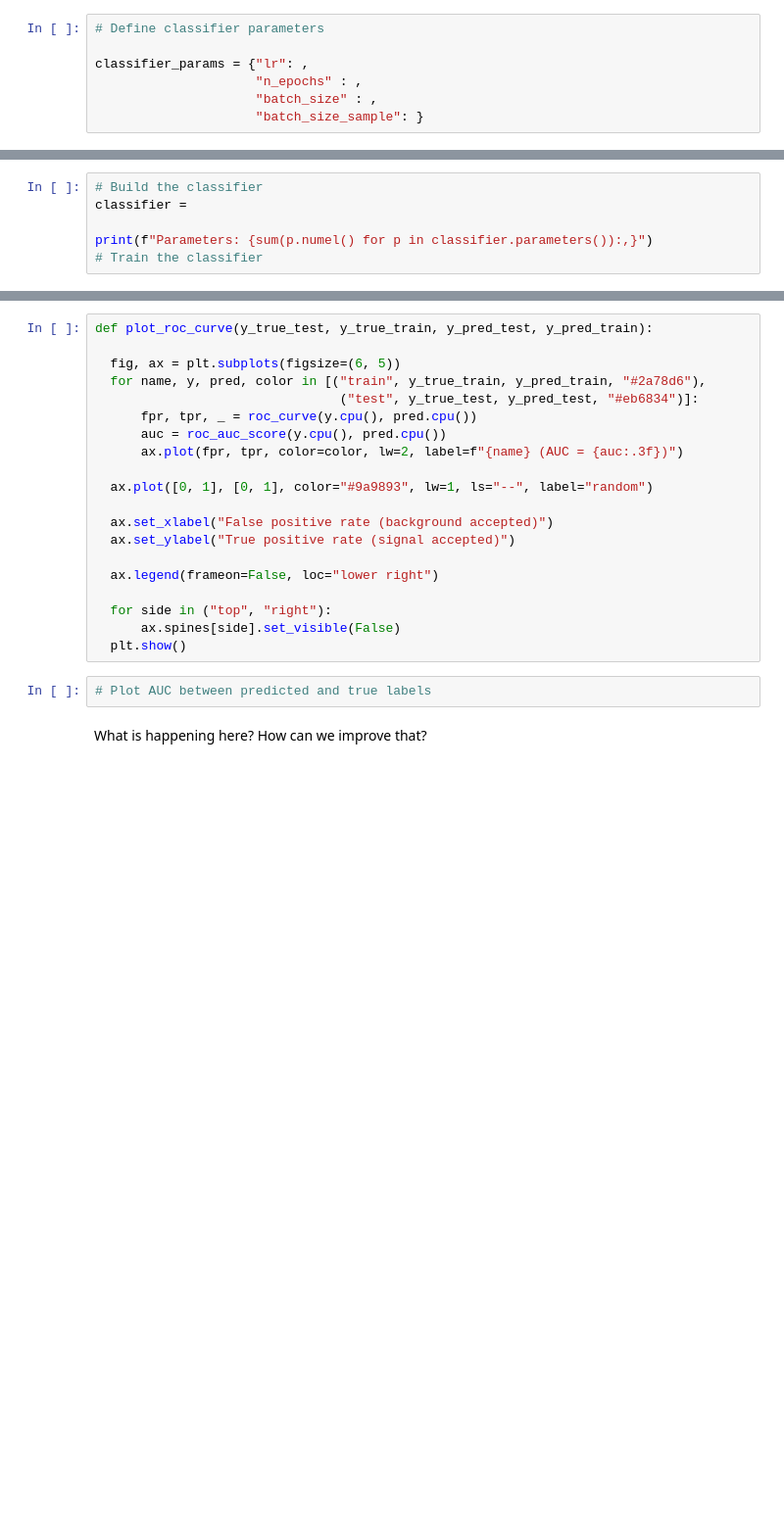
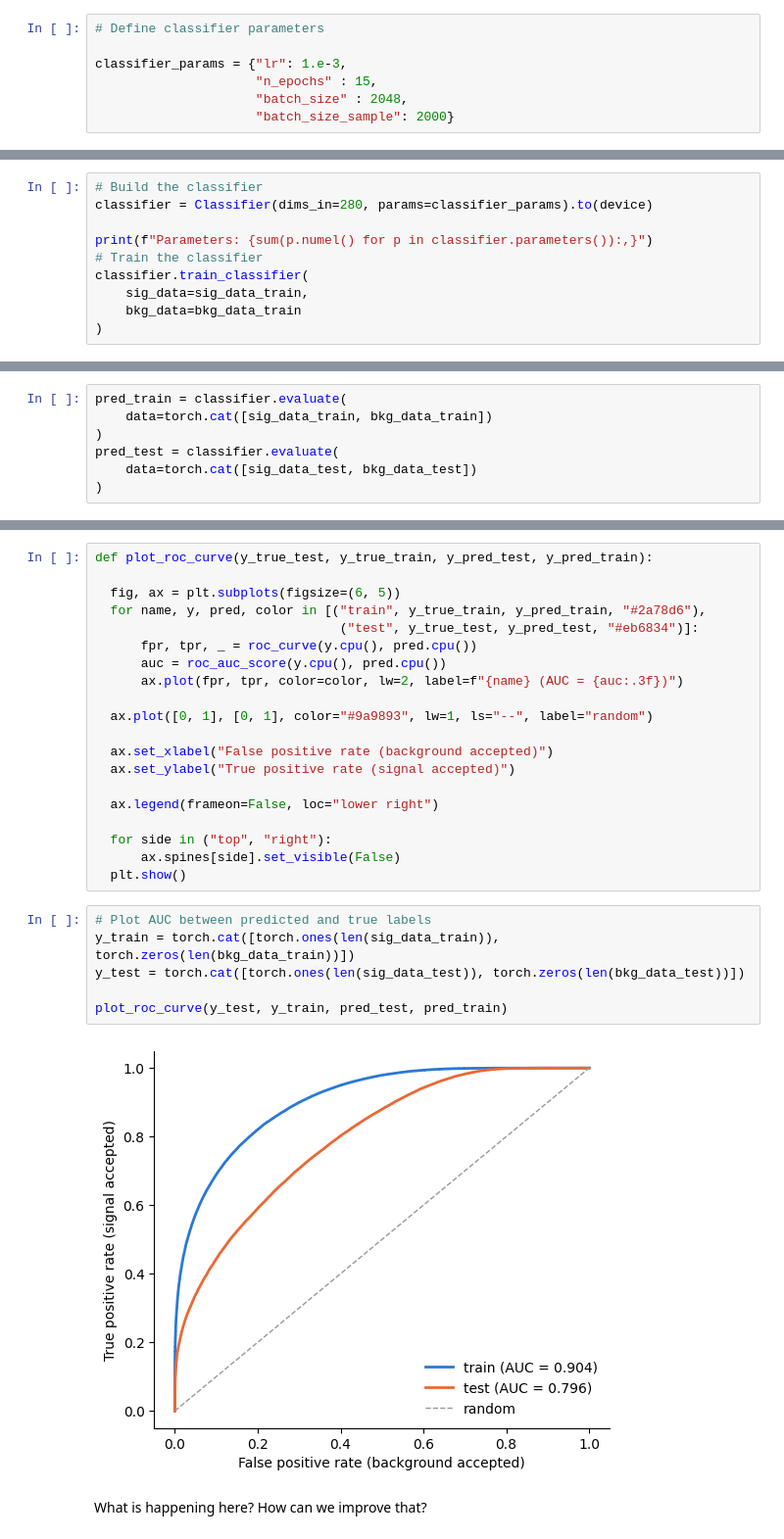
Before and after one commit to SofiaSchweitzer/ml4amplitudes, a Jupyter notebook: classifier_tutorial.ipynb, the cells around one changed output, grey strips where cells are left out. Shown at 98% size. Cells and saved outputs as stored; diff of their text form; blank space fills up the shorter version.

```diff
--- a/classifier_tutorial.ipynb
+++ b/classifier_tutorial.ipynb
@@ -376,15 +508,19 @@ class Classifier(nn.Module):
 # %%
 # Define classifier parameters
 
-classifier_params = {"lr": ,
-                     "n_epochs" : ,
-                     "batch_size" : ,
-                     "batch_size_sample": }
+classifier_params = {"lr": 1.e-3,
+                     "n_epochs" : 15,
+                     "batch_size" : 2048,
+                     "batch_size_sample": 2000}
 # %% [markdown]
 1. Train a classifier between signal and background
 # %%
 # Build the classifier
-classifier =
+classifier = Classifier(dims_in=280, params=classifier_params).to(device)
 
 print(f"Parameters: {sum(p.numel() for p in classifier.parameters()):,}")
 # Train the classifier
+classifier.train_classifier(
+    sig_data=sig_data_train,
+    bkg_data=bkg_data_train
+)
@@ -396,3 +538,10 @@ pred_test =
+# %%
+pred_train = classifier.evaluate(
+    data=torch.cat([sig_data_train, bkg_data_train])
+)
+pred_test = classifier.evaluate(
+    data=torch.cat([sig_data_test, bkg_data_test])
+)
 # %% [markdown]
 3. Compare to true labels
 
@@ -418,8 +567,14 @@ def plot_roc_curve(y_true_test, y_true_train, y_pred_test, y_pred_train):
   for side in ("top", "right"):
       ax.spines[side].set_visible(False)
   plt.show()
-# %%
-# Plot AUC between predicted and true labels
+# %%
+# Plot AUC between predicted and true labels
+y_train = torch.cat([torch.ones(len(sig_data_train)), torch.zeros(len(bkg_data_train))])
+y_test = torch.cat([torch.ones(len(sig_data_test)), torch.zeros(len(bkg_data_test))])
+
+plot_roc_curve(y_test, y_train, pred_test, pred_train)
+# %% [output]
+[figure, added]
 # %% [markdown]
 What is happening here? How can we improve that?
 # %% [markdown]
```
Also changed, not shown: parts of 34 cells of this notebook.
